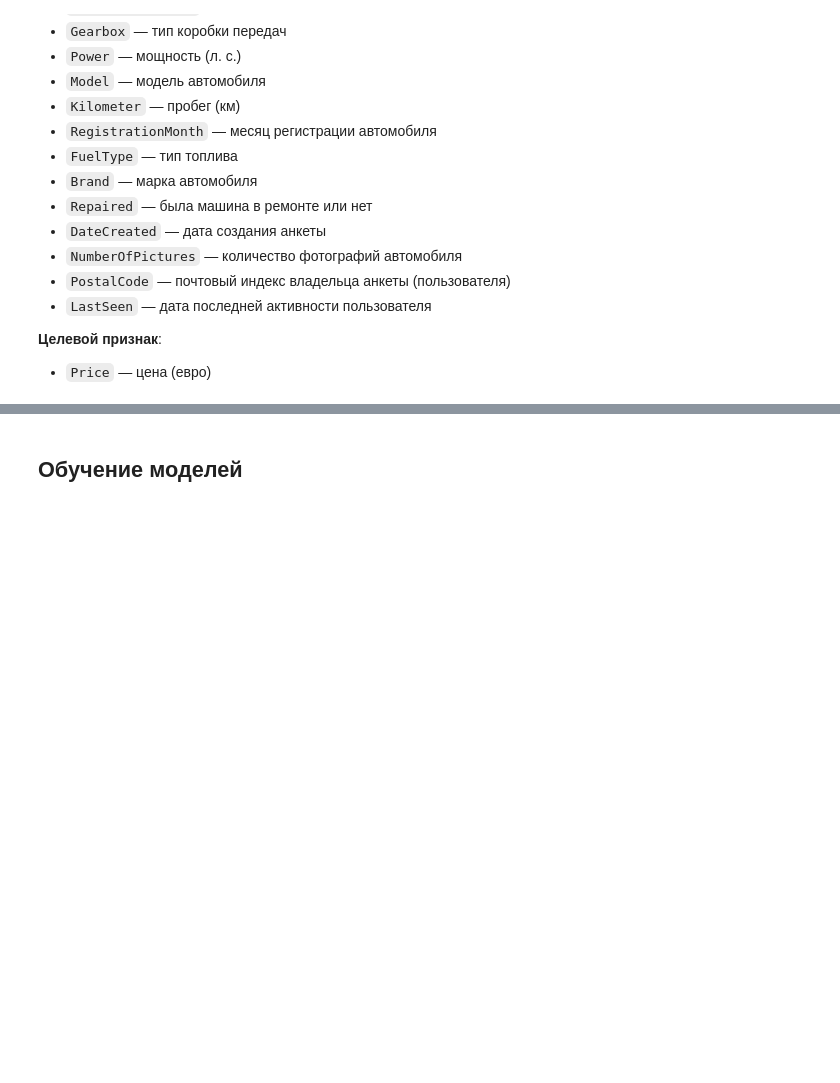
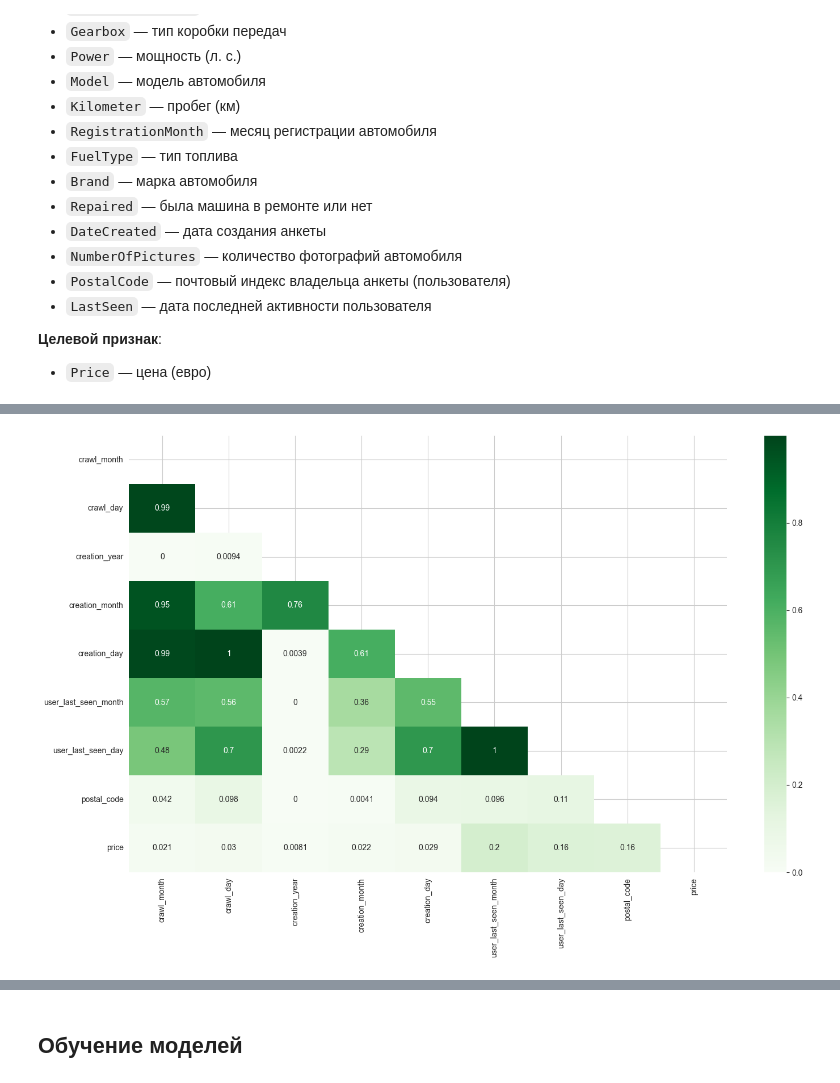
Before and after one commit to Moncervers/car_price_prediction, a Jupyter notebook: 15d5adf9-246c-4b56-a6a8-43d94bd8231e.ipynb, the cells around one changed output, grey strips where cells are left out. Drawn from its saved outputs; the diff is of its cells as text; code cells hidden in the pictures; blank space fills up the shorter version.

Commit message:
Finished data preprocessing

```diff
--- a/15d5adf9-246c-4b56-a6a8-43d94bd8231e.ipynb
+++ b/15d5adf9-246c-4b56-a6a8-43d94bd8231e.ipynb
@@ -44,6 +49,6 @@ import phik
 # %%
 # Загрузка данных
 try:
-    df = pd.read_csv('/datasets/autos.csv')
+    df = pd.read_csv('/datasets/autos.csv', parse_dates=['DateCrawled', 'DateCreated', 'LastSeen'])
 except:
-    df = pd.read_csv('data/autos.csv')
+    df = pd.read_csv('data/autos.csv', parse_dates=['DateCrawled', 'DateCreated', 'LastSeen'])
@@ -49,0 +113,6 @@ except:
+# %%
+# Удаляем пустой столбец
+df = df.drop('NumberOfPictures', axis=1)
+
+# Выводим датафрейм
+df
@@ -49,0 +223,35 @@ except:
+# %%
+# Проверим, есть ли вообще корреляция в данных столбцах с целевым признаком
+temp_df = df[['crawl_year', 'crawl_month', 'crawl_day',
+              'creation_year', 'creation_month', 'creation_day',
+              'user_last_seen_year', 'user_last_seen_month', 'user_last_seen_day',
+              'postal_code', 'price']].copy()
+
+# Устанавливаем пороговое значение
+threshold = 500
+
+# Преобразовываем почтовый код в строку и заменяем редкие значения на 'other'
+temp_df['postal_code'] = temp_df['postal_code'].astype(str)
+postal_code_top = temp_df['postal_code'].value_counts().index[:threshold].tolist()
+temp_df.loc[~temp_df['postal_code'].isin(postal_code_top), 'postal_code'] = 'other'
+
+plt.figure(figsize=(17, 10))
+
+# Определяем столбцы с числовыми значениями
+ic = ['crawl_year', 'crawl_month', 'crawl_day',
+      'creation_year', 'creation_month', 'creation_day',
+      'user_last_seen_year', 'user_last_seen_month', 'user_last_seen_day',
+      'price']
+
+# Рисуем матрицу корреляции
+sns.heatmap(temp_df.phik_matrix(interval_cols=ic),
+            annot=True, cmap='Greens',
+            mask=np.triu(np.ones_like(temp_df.phik_matrix(interval_cols=ic),
+                                      dtype=bool)))
+
+plt.show()
+
+# Удаляем временный датафрейм
+del temp_df, postal_code_top, ic
+# %% [output]
+[figure, added]
```
Also changed, not shown: parts of 41 cells of this notebook, 1 other file.
